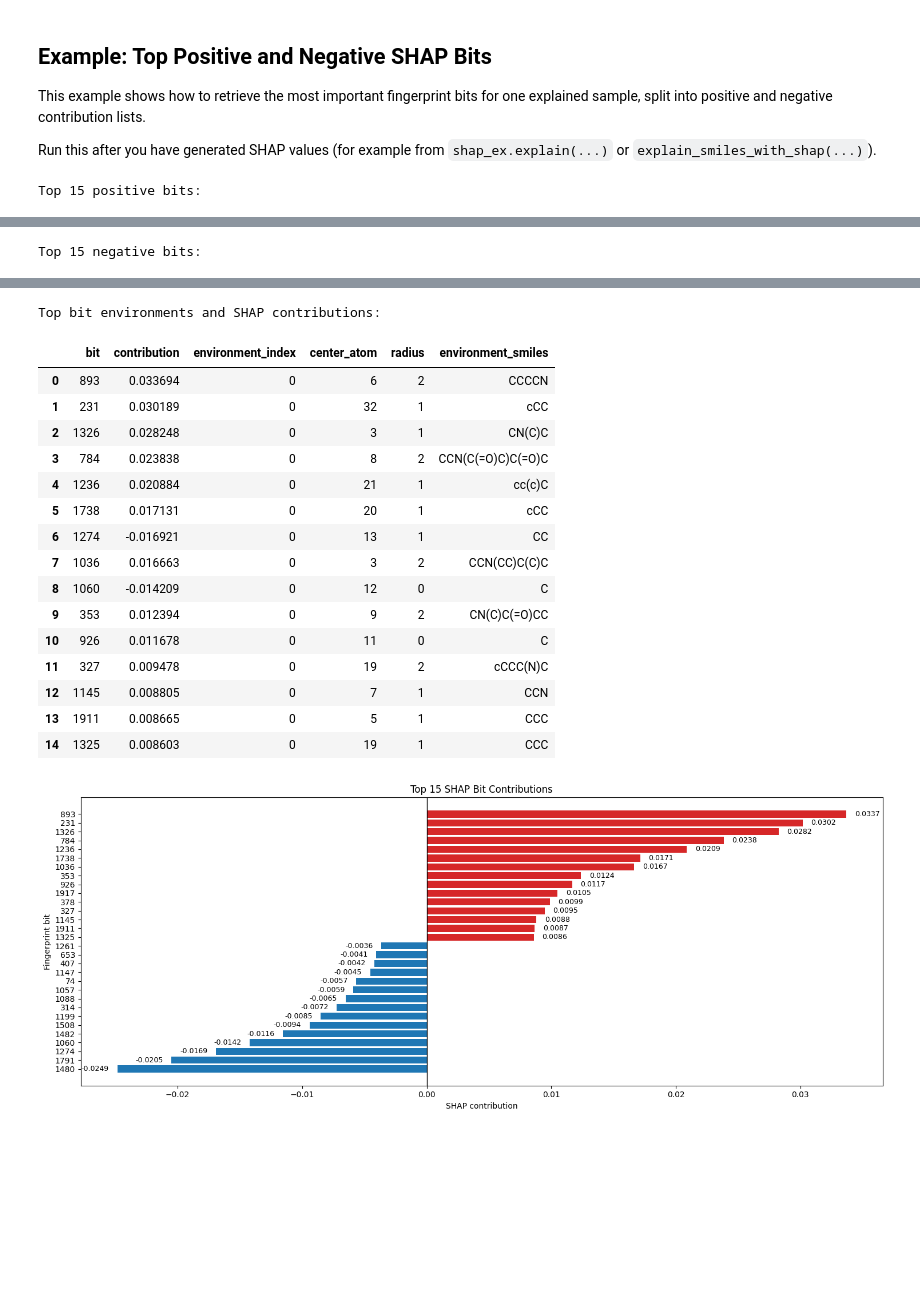
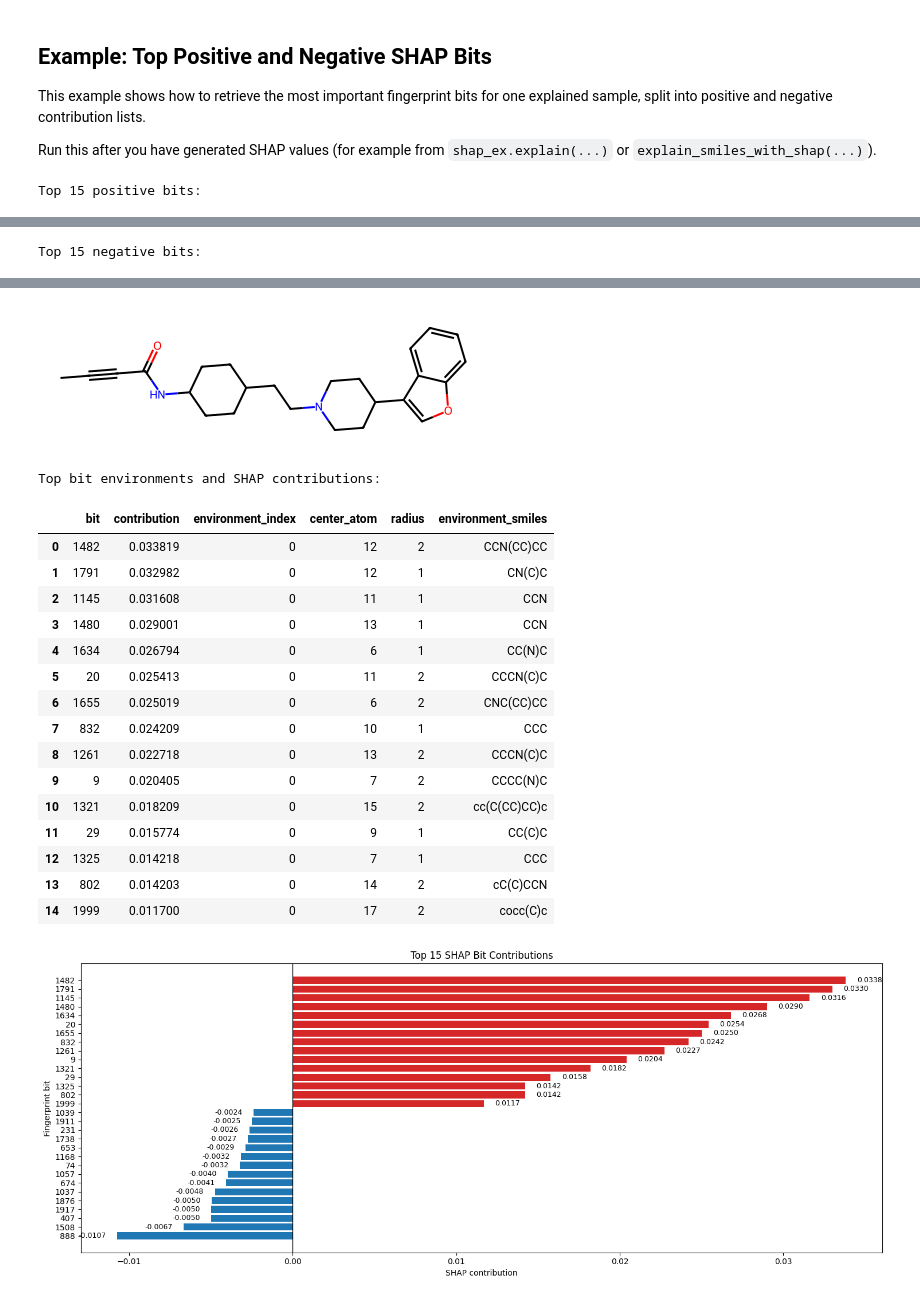
Before and after one commit to LSI-Uni-Bonn/ChemicHAL, a Jupyter notebook: notebooks/shap_generation_and_explanations.ipynb, the cells around one changed output, grey strips where cells are left out. Saved outputs shown, nothing was run; the diff lists cells and outputs as text; code cells hidden in the pictures; blank space fills up the shorter version.

```diff
--- a/notebooks/shap_generation_and_explanations.ipynb
+++ b/notebooks/shap_generation_and_explanations.ipynb
@@ -85,6 +105,6 @@ RandomForestClassifier(max_features='log2', random_state=42)
 # %%
 from chemagent.featurization.fingerprints import ECFP
-ecfp_fp = np.array([ECFP(['CCCN(CCCCN1C(=O)CC(C)(C)CC1=O)C1CCc2ccc3[nH]c(C#N)cc3c2C1'])][0])
+ecfp_fp = np.array([ECFP(['CC#CC(=O)NC1CCC(CCN2CCC(c3coc4ccccc34)CC2)CC1'])][0])#'CCCN(CCCCN1C(=O)CC(C)(C)CC1=O)C1CCc2ccc3[nH]c(C#N)cc3c2C1' Clc1cccc(N2CCN(CCCOc3ccc4cn[nH]c4c3)CC2)c1Cl
 ecfp_fp
 # %% [output]
 array([[0, 0, 0, ..., 0, 0, 0]], shape=(1, 2048))
@@ -215,8 +235,9 @@ if "ecfp_fp" not in globals():
 if "model" not in globals():
     raise RuntimeError("Run the model loading cell first.")
 
-example_smiles = "CCCN(CCCCN1C(=O)CC(C)(C)CC1=O)C1CCc2ccc3[nH]c(C#N)cc3c2C1"
+example_smiles = "CC#CC(=O)NC1CCC(CCN2CCC(c3coc4ccccc34)CC2)CC1"
 mol = mol_shap_draw.Chem.MolFromSmiles(example_smiles)
+display(mol)
 bit_info = mol_shap_draw.get_ecfp_morgan_generator_bit_info(example_smiles, radius=2, n_bits=shap_vector.shape[0])
 top_env = get_top_k_bit_environments_with_contribution(
     mol,
@@ -286,21 +307,22 @@ Top 15 negative bits:
+[figure, new version]
 Top bit environments and SHAP contributions:
 |  | bit | contribution | environment_index | center_atom | radius | environment_smiles |
-| 0 | 893 | 0.033694 | 0 | 6 | 2 | CCCCN |
-| 1 | 231 | 0.030189 | 0 | 32 | 1 | cCC |
-| 2 | 1326 | 0.028248 | 0 | 3 | 1 | CN(C)C |
-| 3 | 784 | 0.023838 | 0 | 8 | 2 | CCN(C(=O)C)C(=O)C |
-| 4 | 1236 | 0.020884 | 0 | 21 | 1 | cc(c)C |
-| 5 | 1738 | 0.017131 | 0 | 20 | 1 | cCC |
-| 6 | 1274 | -0.016921 | 0 | 13 | 1 | CC |
-| 7 | 1036 | 0.016663 | 0 | 3 | 2 | CCN(CC)C(C)C |
-| 8 | 1060 | -0.014209 | 0 | 12 | 0 | C |
-| 9 | 353 | 0.012394 | 0 | 9 | 2 | CN(C)C(=O)CC |
-| 10 | 926 | 0.011678 | 0 | 11 | 0 | C |
-| 11 | 327 | 0.009478 | 0 | 19 | 2 | cCCC(N)C |
-| 12 | 1145 | 0.008805 | 0 | 7 | 1 | CCN |
-| 13 | 1911 | 0.008665 | 0 | 5 | 1 | CCC |
-| 14 | 1325 | 0.008603 | 0 | 19 | 1 | CCC |
+| 0 | 1482 | 0.033819 | 0 | 12 | 2 | CCN(CC)CC |
+| 1 | 1791 | 0.032982 | 0 | 12 | 1 | CN(C)C |
+| 2 | 1145 | 0.031608 | 0 | 11 | 1 | CCN |
+| 3 | 1480 | 0.029001 | 0 | 13 | 1 | CCN |
+| 4 | 1634 | 0.026794 | 0 | 6 | 1 | CC(N)C |
+| 5 | 20 | 0.025413 | 0 | 11 | 2 | CCCN(C)C |
+| 6 | 1655 | 0.025019 | 0 | 6 | 2 | CNC(CC)CC |
+| 7 | 832 | 0.024209 | 0 | 10 | 1 | CCC |
+| 8 | 1261 | 0.022718 | 0 | 13 | 2 | CCCN(C)C |
+| 9 | 9 | 0.020405 | 0 | 7 | 2 | CCCC(N)C |
+| 10 | 1321 | 0.018209 | 0 | 15 | 2 | cc(C(CC)CC)c |
+| 11 | 29 | 0.015774 | 0 | 9 | 1 | CC(C)C |
+| 12 | 1325 | 0.014218 | 0 | 7 | 1 | CCC |
+| 13 | 802 | 0.014203 | 0 | 14 | 2 | cC(C)CCN |
+| 14 | 1999 | 0.011700 | 0 | 17 | 2 | cocc(C)c |
-[figure, old version]
+[figure, added]
 # %%
 env_df
 # %% [output]
```
Also changed, not shown: parts of 12 cells of this notebook, 1 other file.
